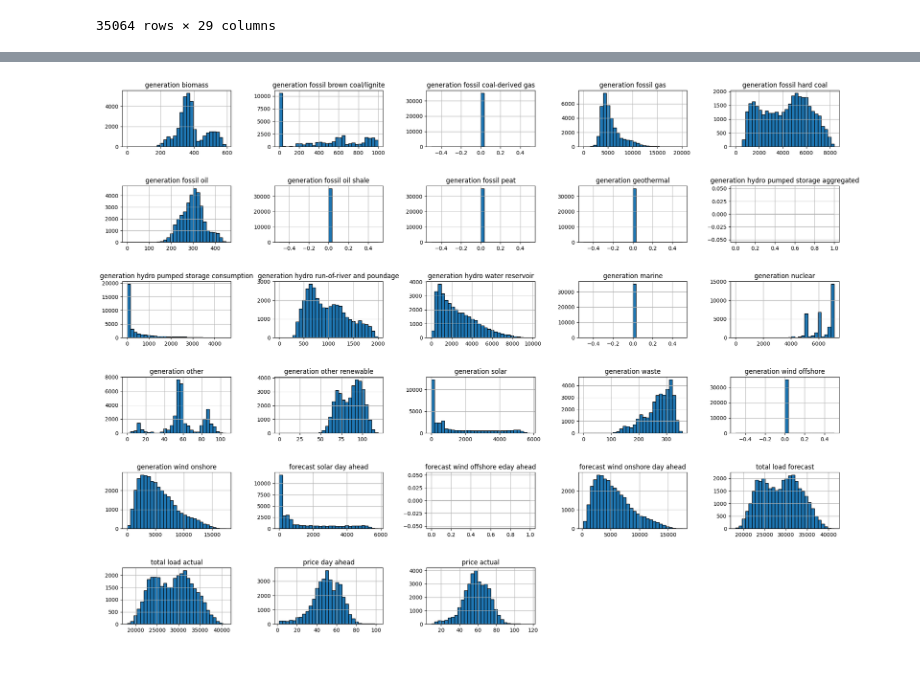
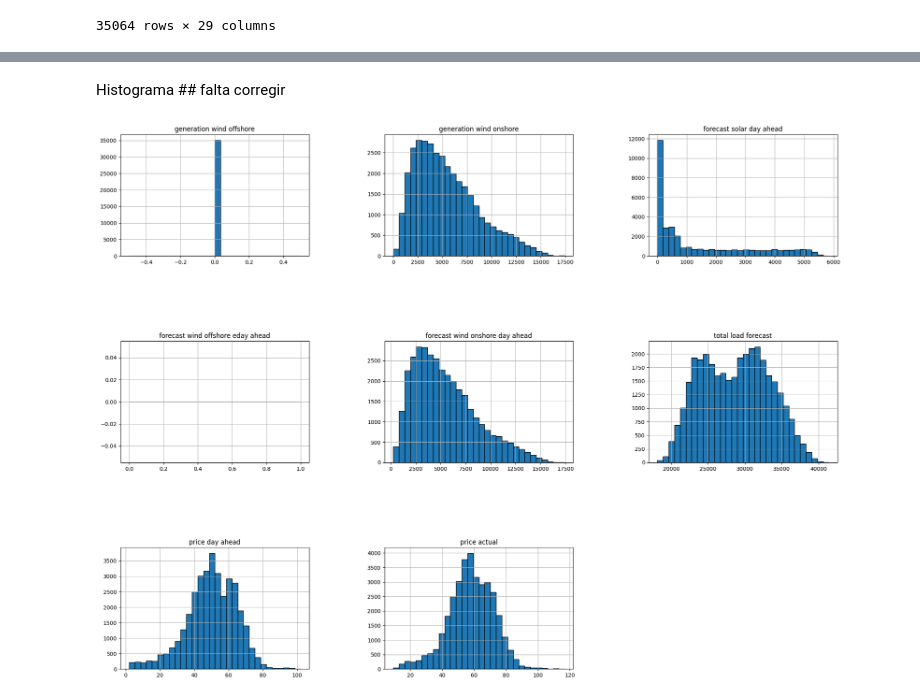
Before and after one commit to ArturoMachuca/IA_2024_01, a Jupyter notebook: Graficos.ipynb, the cells around one changed output, grey strips where cells are left out. Cells and saved outputs as stored; diff of their text form; code cells hidden in the pictures; blank space fills up the shorter version.

```diff
--- a/Graficos.ipynb
+++ b/Graficos.ipynb
@@ -22,0 +40,6 @@ df
+# %%
+y = df[df.columns[26]]
+cols = range(1,20)
+df.drop(df.columns[cols], axis=1, inplace=True)
+X = df.drop('total load actual',axis=1)
+X ## Para comparar con total load actual
@@ -23,5 +60,7 @@ df
+# %% [markdown]
+Histograma ## falta corregir
 # %%
-df.hist(figsize=(24,18), bins = 30, edgecolor='black')
+X.hist(figsize=(24,18), bins = 30, edgecolor='black')
 plt.subplots_adjust(hspace=0.7, wspace=0.4)
 # %% [output]
-[figure, old version]
+[figure, new version]
```
Also changed, not shown: parts of 15 cells of this notebook.
